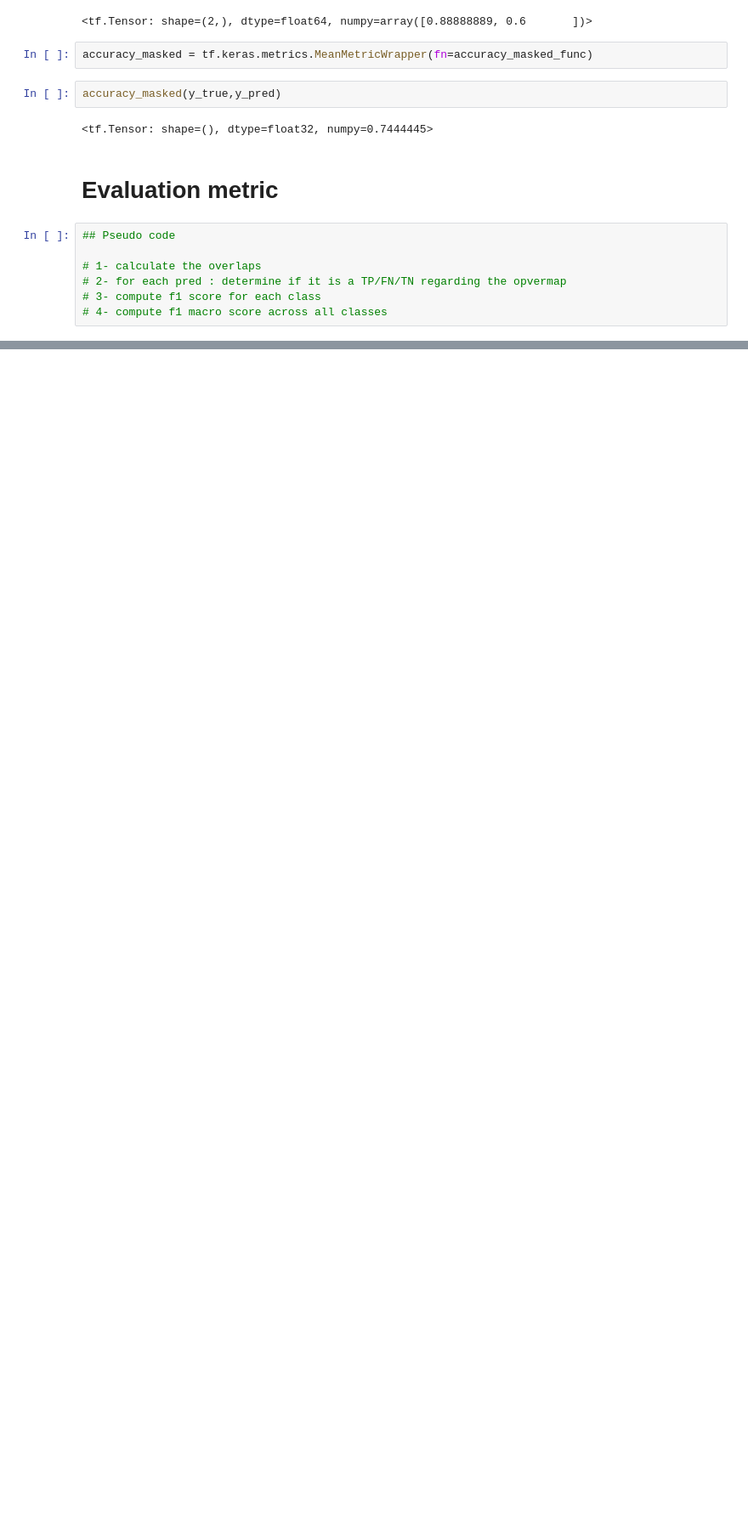
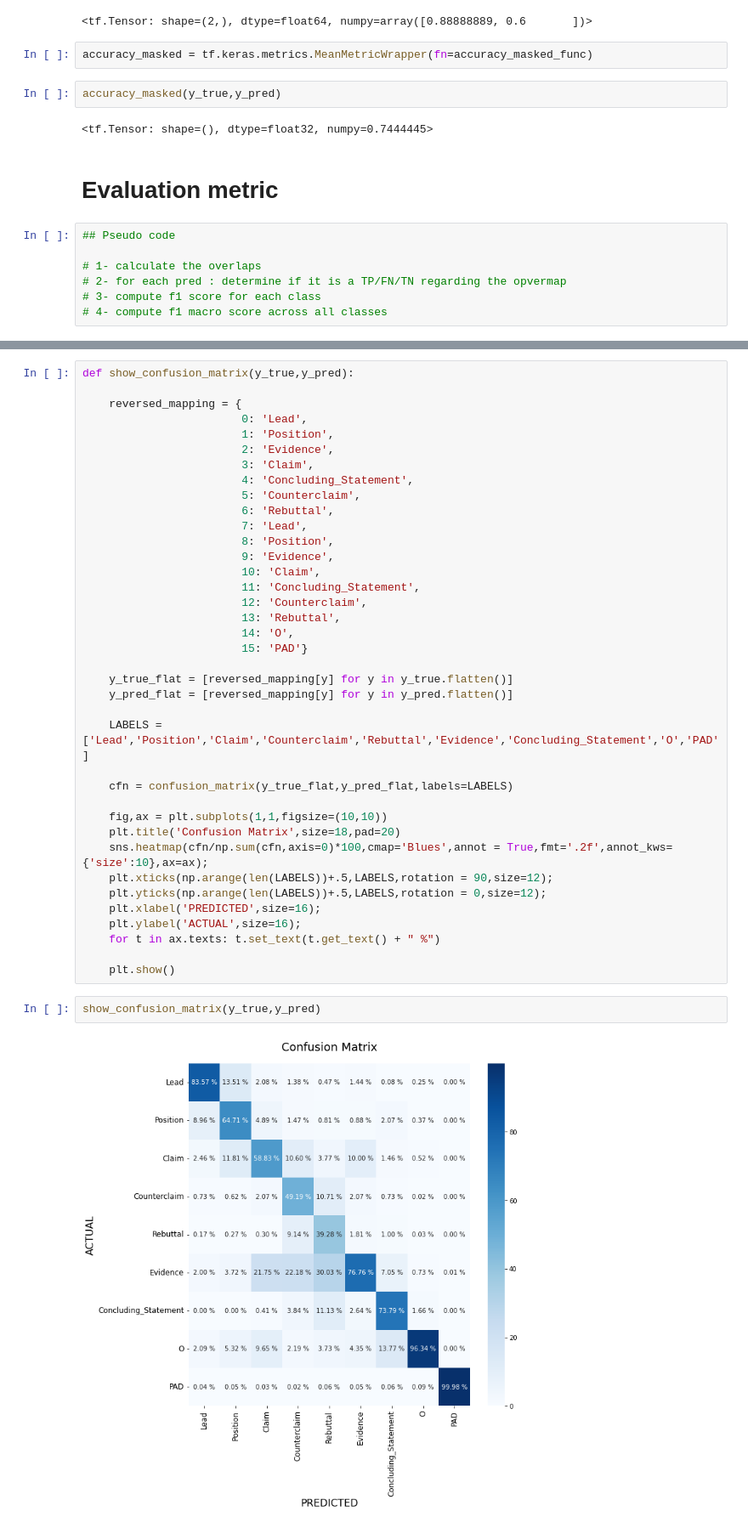
Before and after one commit to arthurcol/feedback_prize, a Jupyter notebook: notebooks/metrics.ipynb, the cells around one changed output, grey strips where cells are left out. Shown at 85% size. Drawn from its saved outputs; the diff is of its cells as text; blank space fills up the shorter version.

```diff
--- a/notebooks/metrics.ipynb
+++ b/notebooks/metrics.ipynb
@@ -182,0 +502,42 @@ df_train.head()
+# %%
+def show_confusion_matrix(y_true,y_pred):
+
+    reversed_mapping = {
+                        0: 'Lead',
+                        1: 'Position',
+                        2: 'Evidence',
+                        3: 'Claim',
+                        4: 'Concluding_Statement',
+                        5: 'Counterclaim',
+                        6: 'Rebuttal',
+                        7: 'Lead',
+                        8: 'Position',
+                        9: 'Evidence',
+                        10: 'Claim',
+                        11: 'Concluding_Statement',
+                        12: 'Counterclaim',
+                        13: 'Rebuttal',
+                        14: 'O',
+                        15: 'PAD'}
+
+    y_true_flat = [reversed_mapping[y] for y in y_true.flatten()]
+    y_pred_flat = [reversed_mapping[y] for y in y_pred.flatten()]
+
+    LABELS = ['Lead','Position','Claim','Counterclaim','Rebuttal','Evidence','Concluding_Statement','O','PAD']
+
+    cfn = confusion_matrix(y_true_flat,y_pred_flat,labels=LABELS)
+
+    fig,ax = plt.subplots(1,1,figsize=(10,10))
+    plt.title('Confusion Matrix',size=18,pad=20)
+    sns.heatmap(cfn/np.sum(cfn,axis=0)*100,cmap='Blues',annot = True,fmt='.2f',annot_kws={'size':10},ax=ax);
+    plt.xticks(np.arange(len(LABELS))+.5,LABELS,rotation = 90,size=12);
+    plt.yticks(np.arange(len(LABELS))+.5,LABELS,rotation = 0,size=12);
+    plt.xlabel('PREDICTED',size=16);
+    plt.ylabel('ACTUAL',size=16);
+    for t in ax.texts: t.set_text(t.get_text() + " %")
+
+    plt.show()
+# %%
+show_confusion_matrix(y_true,y_pred)
+# %% [output]
+[figure, added]
```
Also changed, not shown: parts of 39 cells of this notebook.
